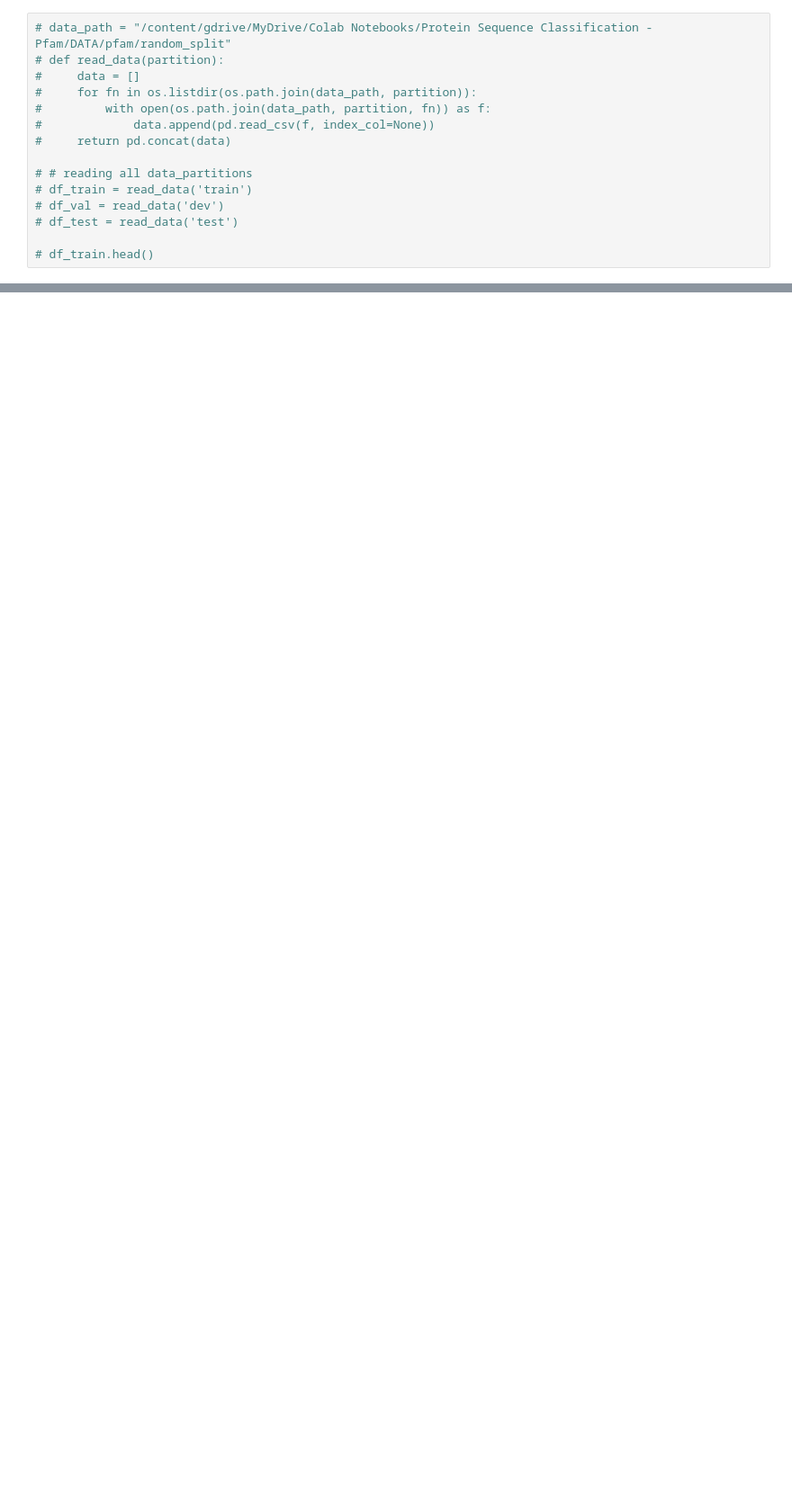
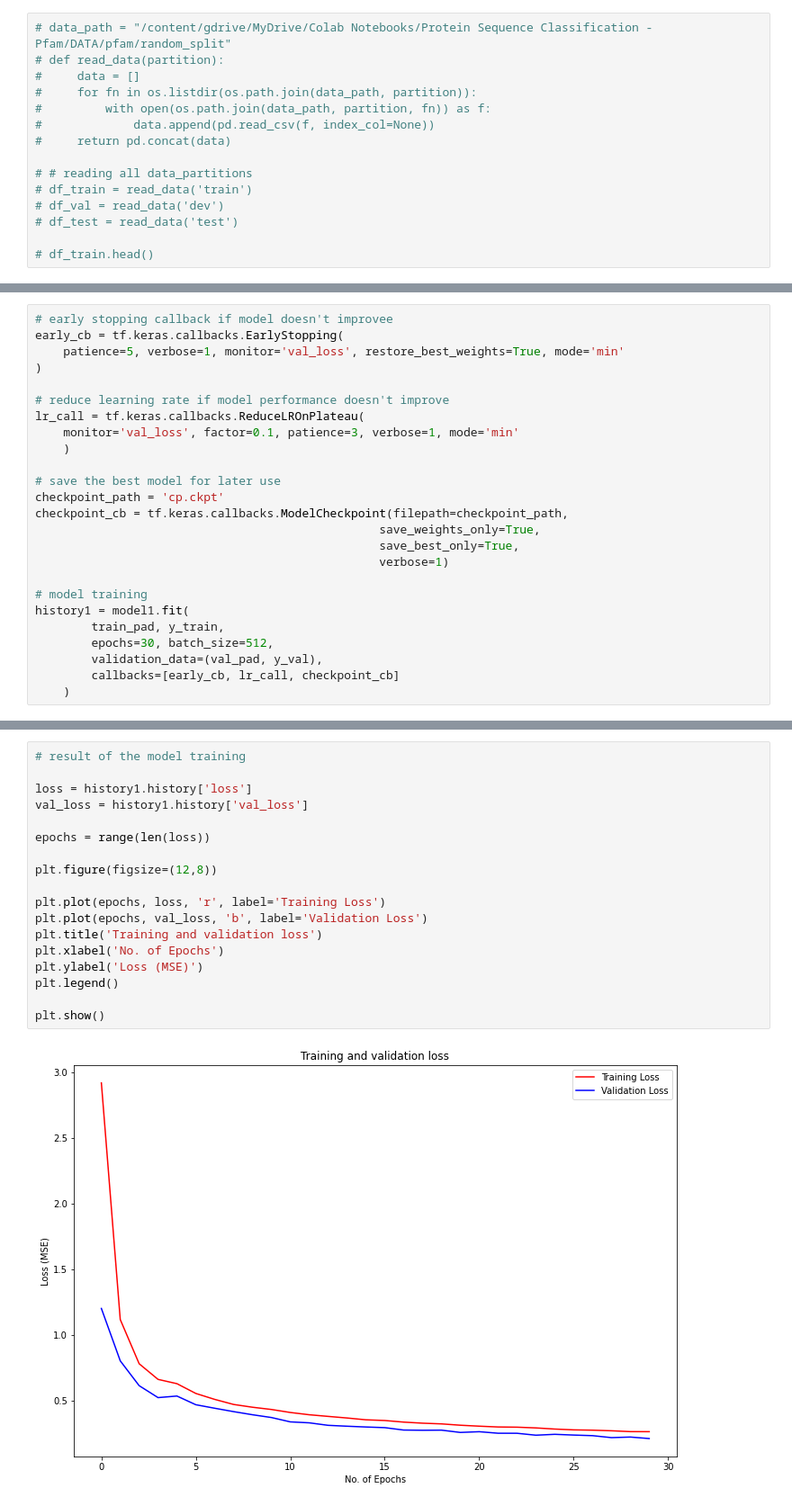
Before and after one commit to galib96/protein-sequence-class-pfam, a Jupyter notebook: protein_sequence_classification_with_pfam_dataset.ipynb, the cells around one changed output, grey strips where cells are left out. Shown: that part at 90% size. Saved outputs shown, nothing was run; the diff lists cells and outputs as text; blank space fills up the shorter version.

```diff
--- a/protein_sequence_classification_with_pfam_dataset.ipynb
+++ b/protein_sequence_classification_with_pfam_dataset.ipynb
@@ -129,0 +252,25 @@ df_train.head()
+# %%
+# early stopping callback if model doesn't improvee
+early_cb = tf.keras.callbacks.EarlyStopping(
+    patience=5, verbose=1, monitor='val_loss', restore_best_weights=True, mode='min'
+)
+
+# reduce learning rate if model performance doesn't improve
+lr_call = tf.keras.callbacks.ReduceLROnPlateau(
+    monitor='val_loss', factor=0.1, patience=3, verbose=1, mode='min'
+    )
+
+# save the best model for later use
+checkpoint_path = 'cp.ckpt'
+checkpoint_cb = tf.keras.callbacks.ModelCheckpoint(filepath=checkpoint_path,
+                                                 save_weights_only=True,
+                                                 save_best_only=True,
+                                                 verbose=1)
+
+# model training
+history1 = model1.fit(
+        train_pad, y_train,
+        epochs=30, batch_size=512,
+        validation_data=(val_pad, y_val),
+        callbacks=[early_cb, lr_call, checkpoint_cb]
+    )
@@ -129,0 +295,20 @@ df_train.head()
+# %%
+# result of the model training
+
+loss = history1.history['loss']
+val_loss = history1.history['val_loss']
+
+epochs = range(len(loss))
+
+plt.figure(figsize=(12,8))
+
+plt.plot(epochs, loss, 'r', label='Training Loss')
+plt.plot(epochs, val_loss, 'b', label='Validation Loss')
+plt.title('Training and validation loss')
+plt.xlabel('No. of Epochs')
+plt.ylabel('Loss (MSE)')
+plt.legend()
+
+plt.show()
+# %% [output]
+[figure, added]
```
Also changed, not shown: parts of 18 cells of this notebook.
